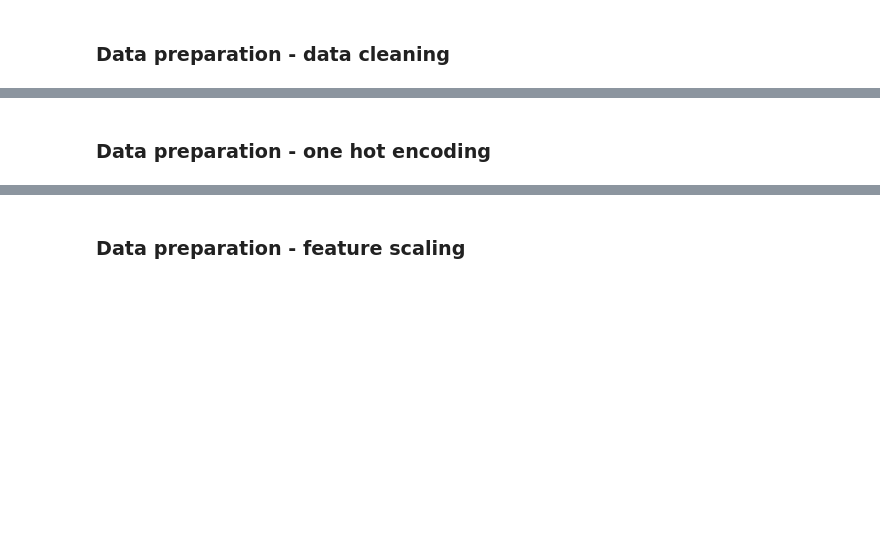
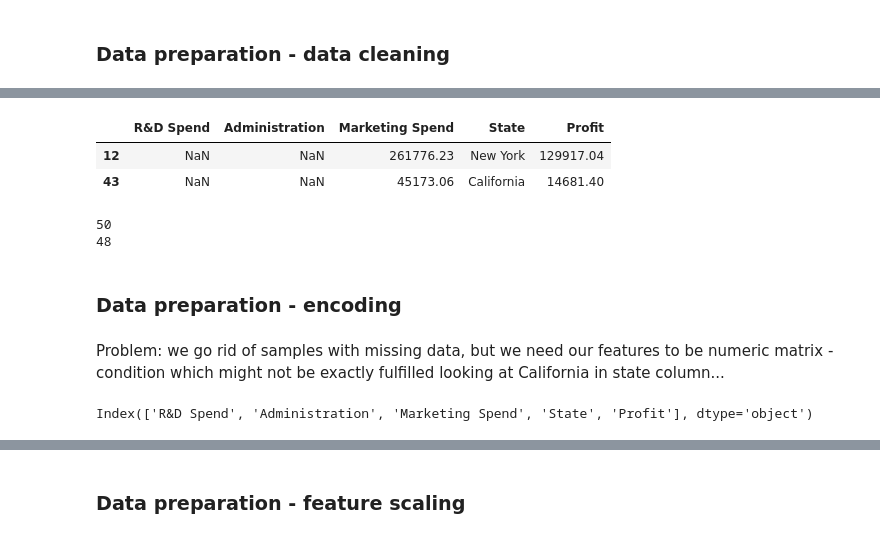
Before and after one commit to PUTvision/MLWorkshopPyCon2018, a Jupyter notebook: Say hello to machine learning in Python.ipynb, the cells around one changed output, grey strips where cells are left out. Saved outputs shown, nothing was run; the diff lists cells and outputs as text; code cells hidden in the pictures; blank space fills up the shorter version.

```diff
--- a/Say hello to machine learning in Python.ipynb
+++ b/Say hello to machine learning in Python.ipynb
@@ -214,2 +293,21 @@ dec_tree : 0.9736842105263158
+# %%
+data.iloc[[12, 43]]
+# %% [output]
+|  | R&D Spend | Administration | Marketing Spend | State | Profit |
+| 12 | NaN | NaN | 261776.23 | New York | 129917.04 |
+| 43 | NaN | NaN | 45173.06 | California | 14681.40 |
+# %%
+print(len(data))
+data = data.dropna()
+print(len(data))
+# %% [output]
+50
+48
 # %% [markdown]
-### Data preparation - one hot encoding
+### Data preparation - encoding
+# %% [markdown]
+Problem: we go rid of samples with missing data, but we need our features to be numeric matrix - condition which might not be exactly fulfilled looking at California in state column...
+# %%
+data.columns
+# %% [output]
+Index(['R&D Spend', 'Administration', 'Marketing Spend', 'State', 'Profit'], dtype='object')
```
Also changed, not shown: parts of 34 cells of this notebook.
